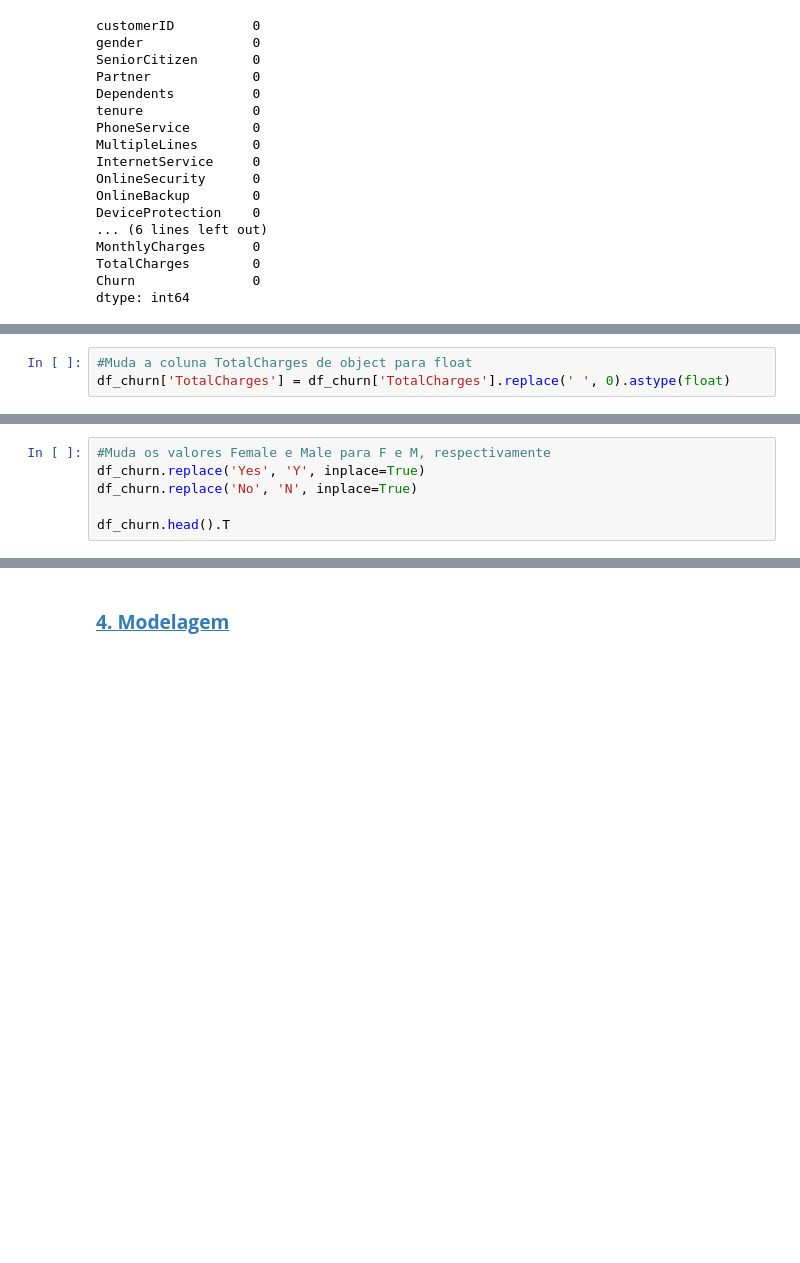
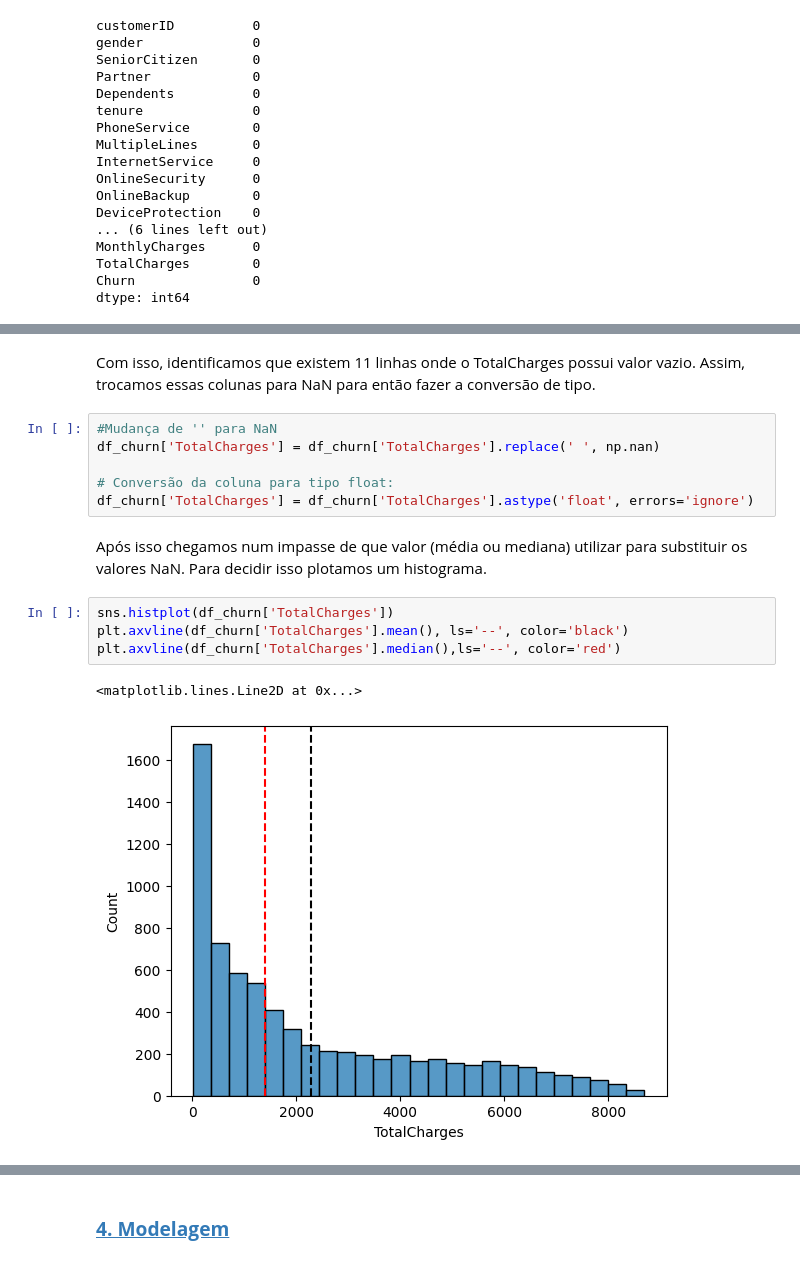
Before and after one commit to Texugo-928/Projeto_ML_Churn, a Jupyter notebook: Projeto_ML_Grupo_4.ipynb, the cells around one changed output, grey strips where cells are left out. Cells and saved outputs as stored; diff of their text form; blank space fills up the shorter version.

```diff
--- a/Projeto_ML_Grupo_4.ipynb
+++ b/Projeto_ML_Grupo_4.ipynb
@@ -190,3 +211,0 @@ A partir da visualização geral do DataFrame pôde-se observar que o tipo de da
-# %%
-#Muda a coluna TotalCharges de object para float
-df_churn['TotalCharges'] = df_churn['TotalCharges'].replace(' ', 0).astype(float)
@@ -217,6 +211,0 @@ Seguindo a mesma lógica, mudaremos os valores de No para N e de Yes para Y.
-# %%
-#Muda os valores Female e Male para F e M, respectivamente
-df_churn.replace('Yes', 'Y', inplace=True)
-df_churn.replace('No', 'N', inplace=True)
-
-df_churn.head().T
@@ -240,0 +228,17 @@ df_churn.head().T
+# %% [markdown]
+Com isso, identificamos que existem 11 linhas onde o TotalCharges possui valor vazio. Assim, trocamos essas colunas para NaN para então fazer a conversão de tipo.
+# %%
+#Mudança de '' para NaN
+df_churn['TotalCharges'] = df_churn['TotalCharges'].replace(' ', np.nan)
+
+# Conversão da coluna para tipo float:
+df_churn['TotalCharges'] = df_churn['TotalCharges'].astype('float', errors='ignore')
+# %% [markdown]
+Após isso chegamos num impasse de que valor (média ou mediana) utilizar para substituir os valores NaN. Para decidir isso plotamos um histograma.
+# %%
+sns.histplot(df_churn['TotalCharges'])
+plt.axvline(df_churn['TotalCharges'].mean(), ls='--', color='black')
+plt.axvline(df_churn['TotalCharges'].median(),ls='--', color='red')
+# %% [output]
+<matplotlib.lines.Line2D at 0x...>
+[figure, added]
```
Also changed, not shown: parts of 47 cells of this notebook.
